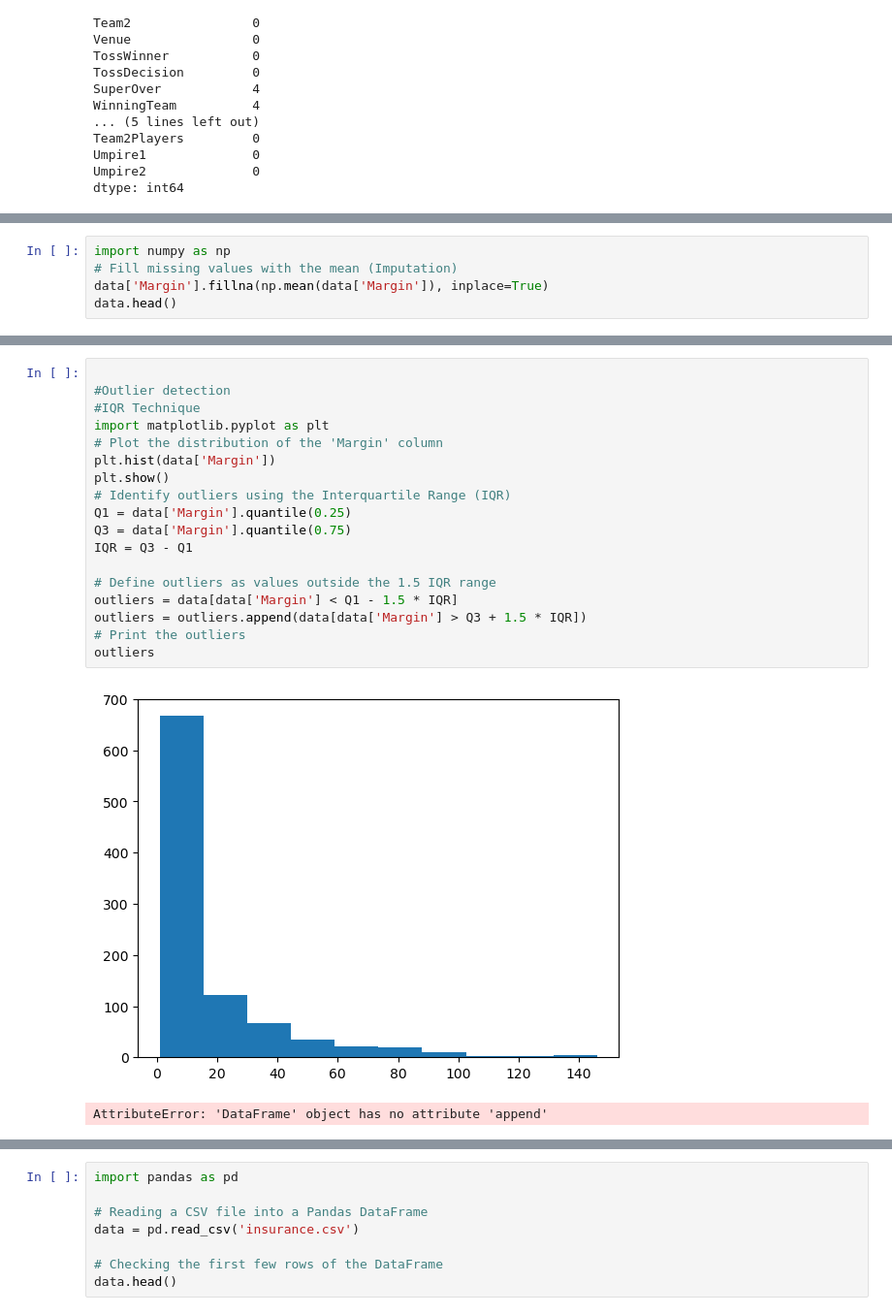
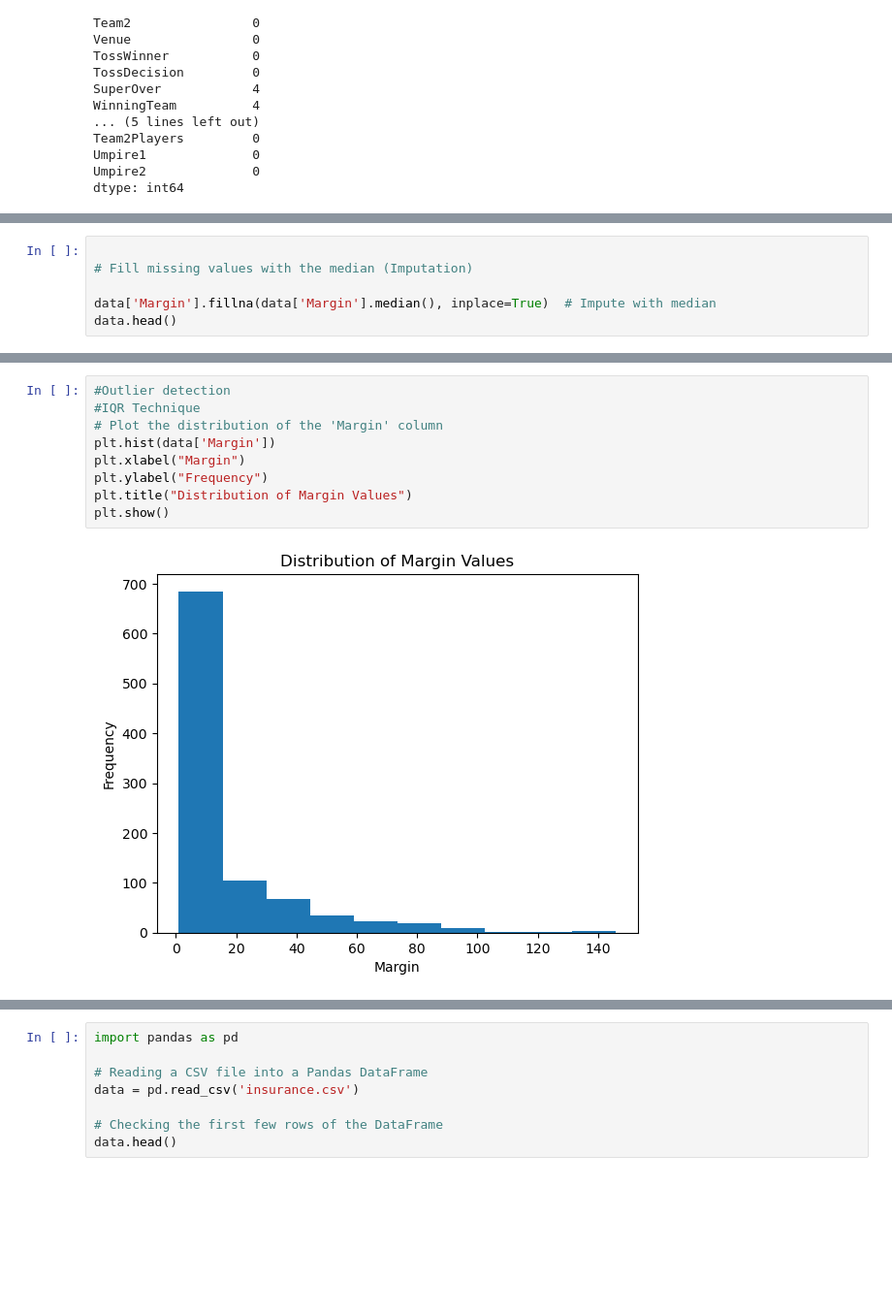
Before and after one commit to OrangeAVA/Ultimate-Python-Libraries-for-Data-Analysis-and-Visualization, a Jupyter notebook: Chapter 3 Data Cleaning and Preparation.ipynb, the cells around one changed output, grey strips where cells are left out. Shown at 97% size. Cells and saved outputs as stored; diff of their text form; blank space fills up the shorter version.

```diff
--- a/Chapter 3 Data Cleaning and Preparation.ipynb
+++ b/Chapter 3 Data Cleaning and Preparation.ipynb
@@ -35,7 +63,8 @@ dtype: int64
 # %%
-import numpy as np
-# Fill missing values with the mean (Imputation)
-data['Margin'].fillna(np.mean(data['Margin']), inplace=True)
+
+# Fill missing values with the median (Imputation)
+
+data['Margin'].fillna(data['Margin'].median(), inplace=True)  # Impute with median
 data.head()
 # %% [output]
 |  | ID | City | Date | Season | MatchNumber | Team1 | Team2 | Venue | TossWinner | TossDecision | ... |
@@ -64,23 +92,13 @@ sns.boxplot(data['Margin'])
 <Axes: >
 [figure]
 # %%
-
 #Outlier detection
 #IQR Technique
-import matplotlib.pyplot as plt
 # Plot the distribution of the 'Margin' column
 plt.hist(data['Margin'])
+plt.xlabel("Margin")
+plt.ylabel("Frequency")
+plt.title("Distribution of Margin Values")
 plt.show()
-# Identify outliers using the Interquartile Range (IQR)
-Q1 = data['Margin'].quantile(0.25)
-Q3 = data['Margin'].quantile(0.75)
-IQR = Q3 - Q1
-
-# Define outliers as values outside the 1.5 IQR range
-outliers = data[data['Margin'] < Q1 - 1.5 * IQR]
-outliers = outliers.append(data[data['Margin'] > Q3 + 1.5 * IQR])
-# Print the outliers
-outliers
 # %% [output]
-[figure, old version]
+[figure, new version]
-AttributeError: 'DataFrame' object has no attribute 'append'
```
Also changed, not shown: parts of 20 cells of this notebook, 8 other files.
